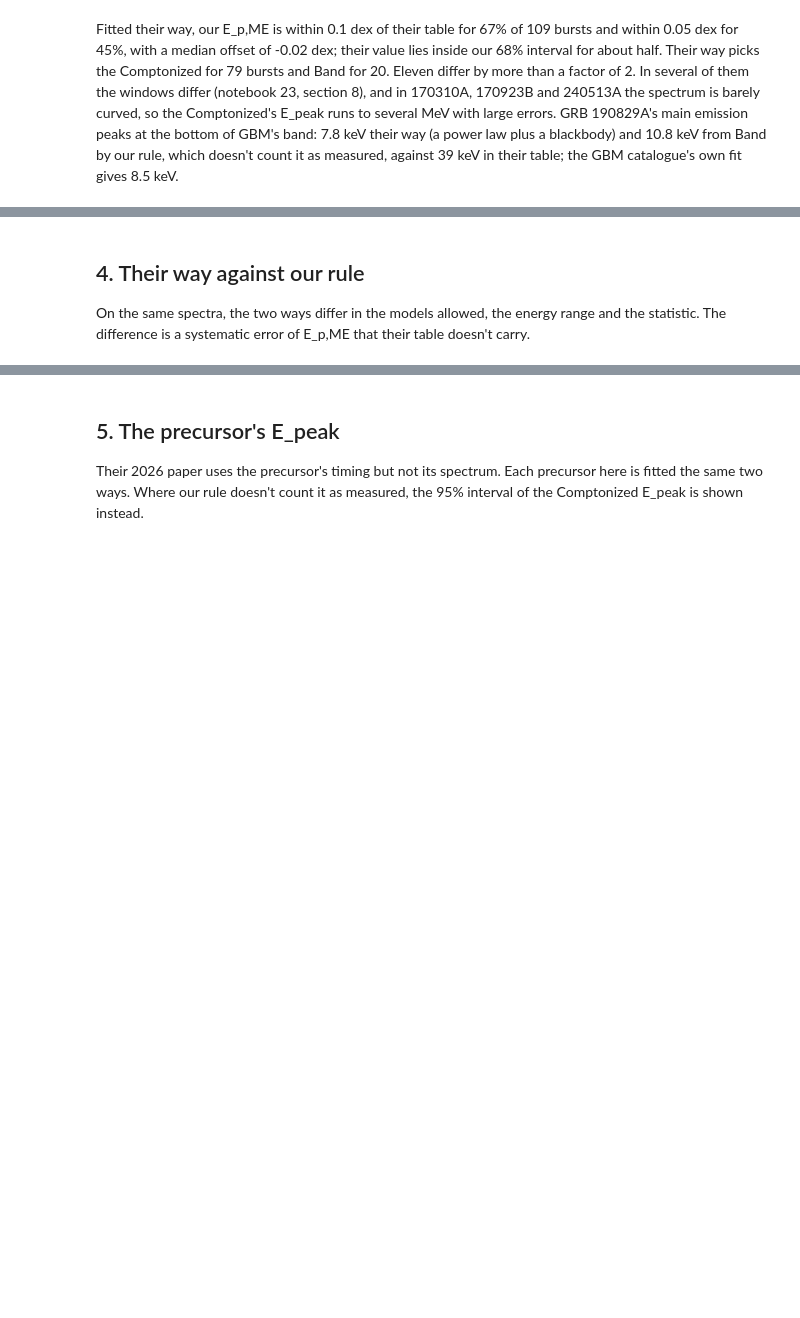
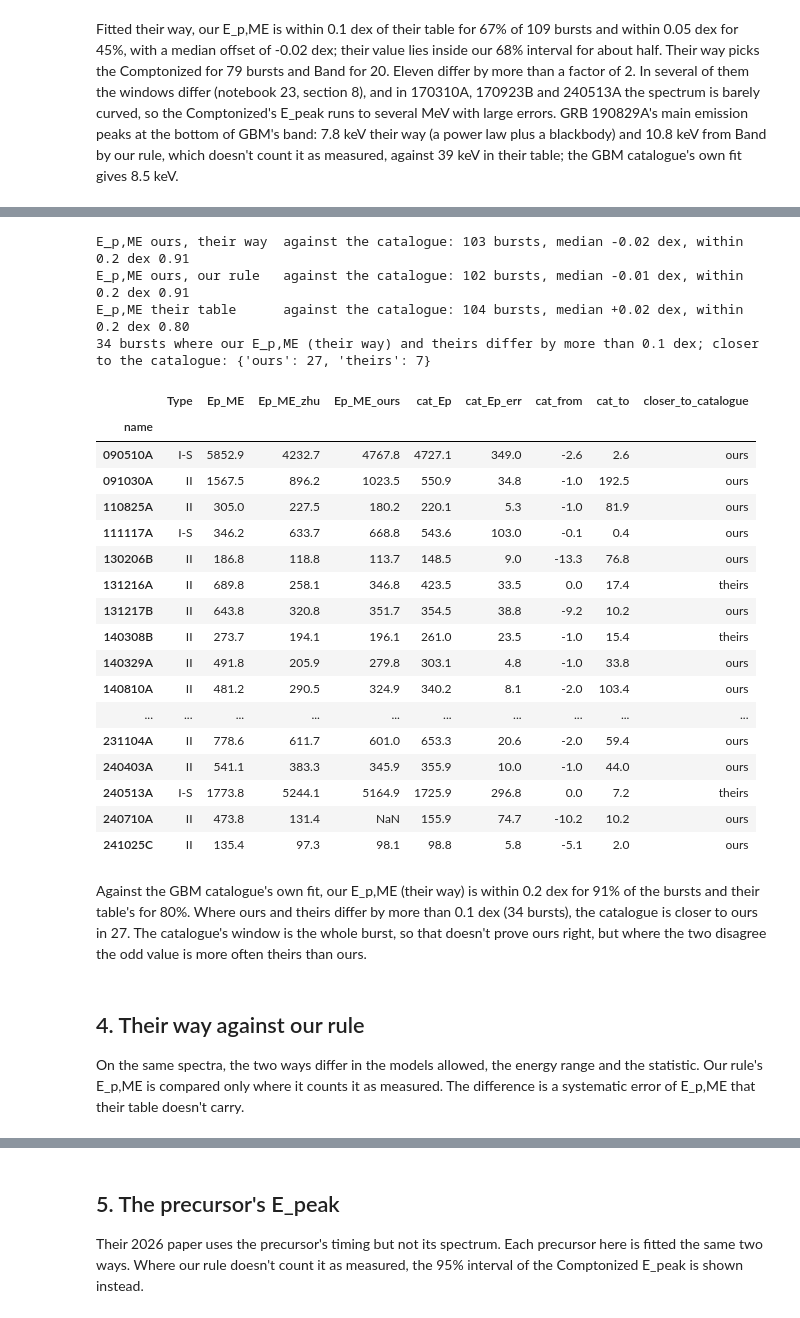
Before and after one commit to idbl2004/mphys-project, a Jupyter notebook: ignacio/24_zhu_spectra_and_lags.ipynb, the cells around one changed output, grey strips where cells are left out. Drawn from its saved outputs; the diff is of its cells as text; code cells hidden in the pictures; blank space fills up the shorter version.

```diff
--- a/ignacio/24_zhu_spectra_and_lags.ipynb
+++ b/ignacio/24_zhu_spectra_and_lags.ipynb
@@ -219,5 +168,57 @@ the whole burst, so that doesn't prove ours right, but where the two disagree th
+# %%
+from astropy.io import fits
+from grbtool.bursts import DATA_ROOT
+from zhu.catalogue import data_name
+rows = []
+for name in ours.index:
+    files = sorted((DATA_ROOT / data_name(name, DATA_ROOT)).rglob("glg_scat_all_*_flnc_comp_v*.fit"))
+    if not files:
+        continue
+    with fits.open(files[-1]) as h:
+        p = h["FIT PARAMS"].data
+        rows.append(dict(name=name, cat_Ep=float(p["PARAM1"][0][0]), cat_Ep_err=float(p["PARAM1"][0][1]),
+                         cat_from=float(p["TIMEBIN"][0][0]), cat_to=float(p["TIMEBIN"][0][1])))
+measured_me = ours.Ep_ME_ours.where(ours.measured_ME.astype(str) == "True")      # our rule's E_p,ME only where it is measured
+cat = pd.DataFrame(rows).set_index("name").join(ours[["Ep_ME_zhu"]].assign(Ep_ME_ours=measured_me)).join(table[["Ep_ME", "Type"]])
+cat = cat[(cat.cat_Ep > 0) & (cat.cat_Ep_err < cat.cat_Ep)]
+for col, label in (("Ep_ME_zhu", "ours, their way"), ("Ep_ME_ours", "ours, our rule"), ("Ep_ME", "their table")):
+    dex = np.log10(cat[col] / cat.cat_Ep).dropna()
+    print(f"E_p,ME {label:16s} against the catalogue: {len(dex)} bursts, median {dex.median():+.2f} dex, within 0.2 dex {np.mean(dex.abs() < 0.2):.2f}")
+apart = cat[np.abs(np.log10(cat.Ep_ME_zhu / cat.Ep_ME)) > 0.1].copy()
+apart["closer_to_catalogue"] = np.where(np.abs(np.log10(apart.Ep_ME_zhu / apart.cat_Ep)) < np.abs(np.log10(apart.Ep_ME / apart.cat_Ep)),
+                                        "ours", "theirs")
+print(len(apart), "bursts where our E_p,ME (their way) and theirs differ by more than 0.1 dex; closer to the catalogue:",
+      apart.closer_to_catalogue.value_counts().to_dict())
+apart[["Type", "Ep_ME", "Ep_ME_zhu", "Ep_ME_ours", "cat_Ep", "cat_Ep_err", "cat_from", "cat_to", "closer_to_catalogue"]].round(1)
+# %% [output]
+E_p,ME ours, their way  against the catalogue: 103 bursts, median -0.02 dex, within 0.2 dex 0.91
+E_p,ME ours, our rule   against the catalogue: 102 bursts, median -0.01 dex, within 0.2 dex 0.91
+E_p,ME their table      against the catalogue: 104 bursts, median +0.02 dex, within 0.2 dex 0.80
+34 bursts where our E_p,ME (their way) and theirs differ by more than 0.1 dex; closer to the catalogue: {'ours': 27, 'theirs': 7}
+|  | Type | Ep_ME | Ep_ME_zhu | Ep_ME_ours | cat_Ep | cat_Ep_err | cat_from | cat_to | closer_to_catalogue |
+| name |  |  |  |  |  |  |  |  |  |
+| 090510A | I-S | 5852.9 | 4232.7 | 4767.8 | 4727.1 | 349.0 | -2.6 | 2.6 | ours |
+| 091030A | II | 1567.5 | 896.2 | 1023.5 | 550.9 | 34.8 | -1.0 | 192.5 | ours |
+| 110825A | II | 305.0 | 227.5 | 180.2 | 220.1 | 5.3 | -1.0 | 81.9 | ours |
+| 111117A | I-S | 346.2 | 633.7 | 668.8 | 543.6 | 103.0 | -0.1 | 0.4 | ours |
+| 130206B | II | 186.8 | 118.8 | 113.7 | 148.5 | 9.0 | -13.3 | 76.8 | ours |
+| 131216A | II | 689.8 | 258.1 | 346.8 | 423.5 | 33.5 | 0.0 | 17.4 | theirs |
+| 131217B | II | 643.8 | 320.8 | 351.7 | 354.5 | 38.8 | -9.2 | 10.2 | ours |
+| 140308B | II | 273.7 | 194.1 | 196.1 | 261.0 | 23.5 | -1.0 | 15.4 | theirs |
+| 140329A | II | 491.8 | 205.9 | 279.8 | 303.1 | 4.8 | -1.0 | 33.8 | ours |
+| 140810A | II | 481.2 | 290.5 | 324.9 | 340.2 | 8.1 | -2.0 | 103.4 | ours |
+| ... | ... | ... | ... | ... | ... | ... | ... | ... | ... |
+| 231104A | II | 778.6 | 611.7 | 601.0 | 653.3 | 20.6 | -2.0 | 59.4 | ours |
+| 240403A | II | 541.1 | 383.3 | 345.9 | 355.9 | 10.0 | -1.0 | 44.0 | ours |
+| 240513A | I-S | 1773.8 | 5244.1 | 5164.9 | 1725.9 | 296.8 | 0.0 | 7.2 | theirs |
+| 240710A | II | 473.8 | 131.4 | NaN | 155.9 | 74.7 | -10.2 | 10.2 | ours |
+| 241025C | II | 135.4 | 97.3 | 98.1 | 98.8 | 5.8 | -5.1 | 2.0 | ours |
+# %% [markdown]
+Against the GBM catalogue's own fit, our E_p,ME (their way) is within 0.2 dex for 91% of the bursts and their table's for 80%.
+Where ours and theirs differ by more than 0.1 dex (34 bursts), the catalogue is closer to ours in 27. The catalogue's window is
+the whole burst, so that doesn't prove ours right, but where the two disagree the odd value is more often theirs than ours.
 # %% [markdown]
 ## 4. Their way against our rule
 
-On the same spectra, the two ways differ in the models allowed, the energy range and the statistic. The difference is a systematic error of E_p,ME that their table doesn't carry.
+On the same spectra, the two ways differ in the models allowed, the energy range and the statistic. Our rule's E_p,ME is compared only where it counts it as measured. The difference is a systematic error of E_p,ME that their table doesn't carry.
 # %%
```
Also changed, not shown: parts of 14 cells of this notebook, 5 other files.
